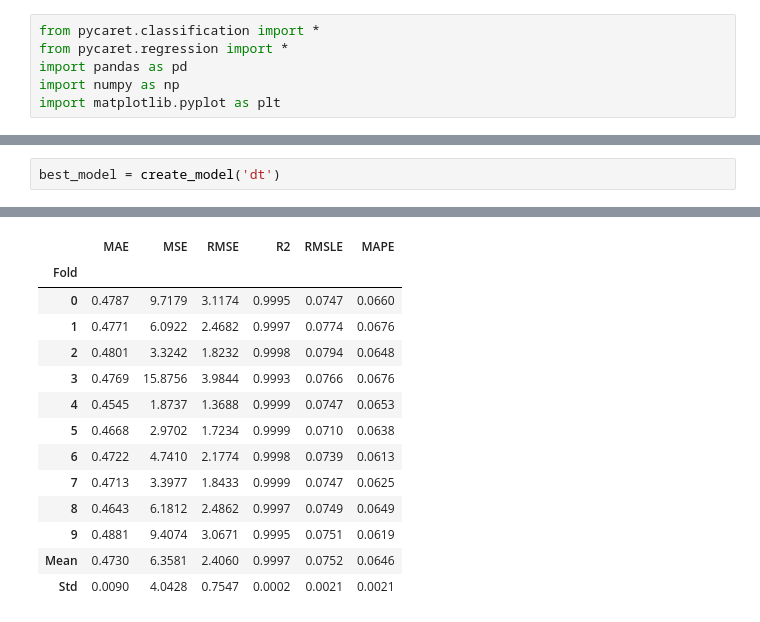
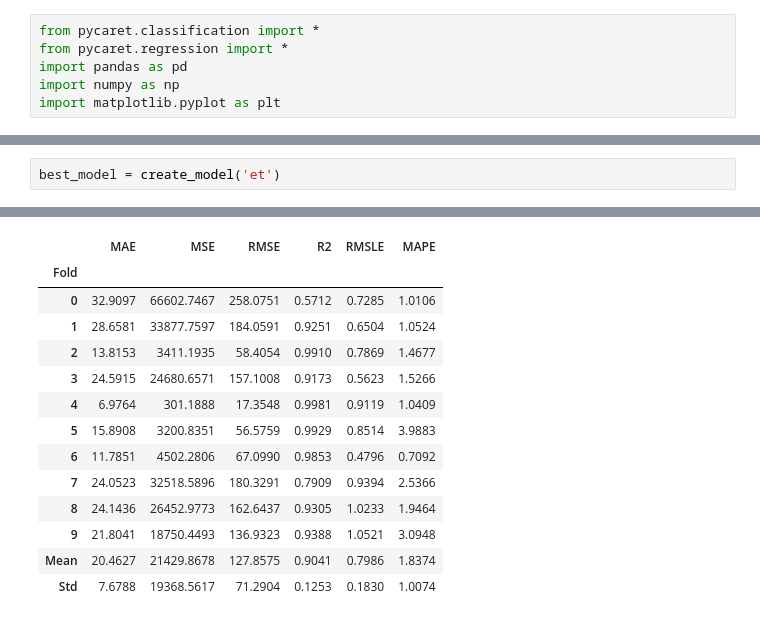
Before and after one commit to jiwlnwza007/termpro-predictPM25, a Jupyter notebook: train_pm25.ipynb, the cells around one changed output, grey strips where cells are left out. Saved outputs shown, nothing was run; the diff lists cells and outputs as text.

Commit message:
add essemble model

```diff
--- a/train_pm25.ipynb
+++ b/train_pm25.ipynb
@@ -110,21 +90,21 @@ best = compare_models()
 # %%
-best_model = create_model('dt')
+best_model = create_model('et')
 # %% [output]
 [interactive output not drawn]
 |  | MAE | MSE | RMSE | R2 | RMSLE | MAPE |
 | Fold |  |  |  |  |  |  |
-| 0 | 0.4787 | 9.7179 | 3.1174 | 0.9995 | 0.0747 | 0.0660 |
-| 1 | 0.4771 | 6.0922 | 2.4682 | 0.9997 | 0.0774 | 0.0676 |
-| 2 | 0.4801 | 3.3242 | 1.8232 | 0.9998 | 0.0794 | 0.0648 |
-| 3 | 0.4769 | 15.8756 | 3.9844 | 0.9993 | 0.0766 | 0.0676 |
-| 4 | 0.4545 | 1.8737 | 1.3688 | 0.9999 | 0.0747 | 0.0653 |
-| 5 | 0.4668 | 2.9702 | 1.7234 | 0.9999 | 0.0710 | 0.0638 |
-| 6 | 0.4722 | 4.7410 | 2.1774 | 0.9998 | 0.0739 | 0.0613 |
-| 7 | 0.4713 | 3.3977 | 1.8433 | 0.9999 | 0.0747 | 0.0625 |
-| 8 | 0.4643 | 6.1812 | 2.4862 | 0.9997 | 0.0749 | 0.0649 |
-| 9 | 0.4881 | 9.4074 | 3.0671 | 0.9995 | 0.0751 | 0.0619 |
-| Mean | 0.4730 | 6.3581 | 2.4060 | 0.9997 | 0.0752 | 0.0646 |
-| Std | 0.0090 | 4.0428 | 0.7547 | 0.0002 | 0.0021 | 0.0021 |
+| 0 | 32.9097 | 66602.7467 | 258.0751 | 0.5712 | 0.7285 | 1.0106 |
+| 1 | 28.6581 | 33877.7597 | 184.0591 | 0.9251 | 0.6504 | 1.0524 |
+| 2 | 13.8153 | 3411.1935 | 58.4054 | 0.9910 | 0.7869 | 1.4677 |
+| 3 | 24.5915 | 24680.6571 | 157.1008 | 0.9173 | 0.5623 | 1.5266 |
+| 4 | 6.9764 | 301.1888 | 17.3548 | 0.9981 | 0.9119 | 1.0409 |
+| 5 | 15.8908 | 3200.8351 | 56.5759 | 0.9929 | 0.8514 | 3.9883 |
+| 6 | 11.7851 | 4502.2806 | 67.0990 | 0.9853 | 0.4796 | 0.7092 |
+| 7 | 24.0523 | 32518.5896 | 180.3291 | 0.7909 | 0.9394 | 2.5366 |
+| 8 | 24.1436 | 26452.9773 | 162.6437 | 0.9305 | 1.0233 | 1.9464 |
+| 9 | 21.8041 | 18750.4493 | 136.9323 | 0.9388 | 1.0521 | 3.0948 |
+| Mean | 20.4627 | 21429.8678 | 127.8575 | 0.9041 | 0.7986 | 1.8374 |
+| Std | 7.6788 | 19368.5617 | 71.2904 | 0.1253 | 0.1830 | 1.0074 |
 [interactive output not drawn]
 # %%
 best_model_tune = tune_model(best_model)
```
Also changed, not shown: parts of 7 cells of this notebook.
